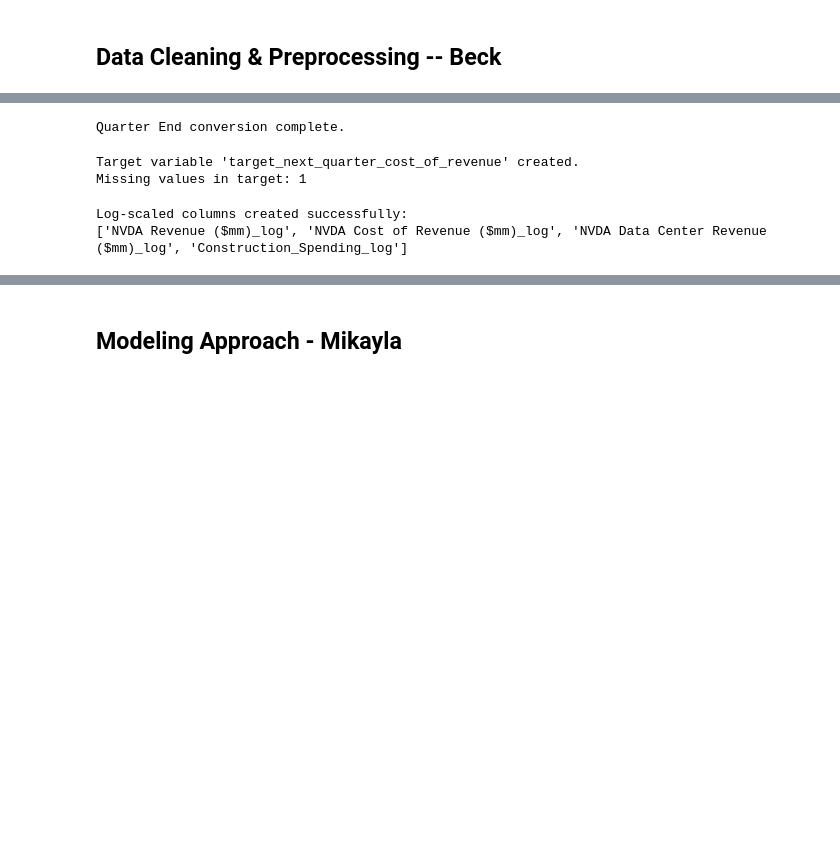
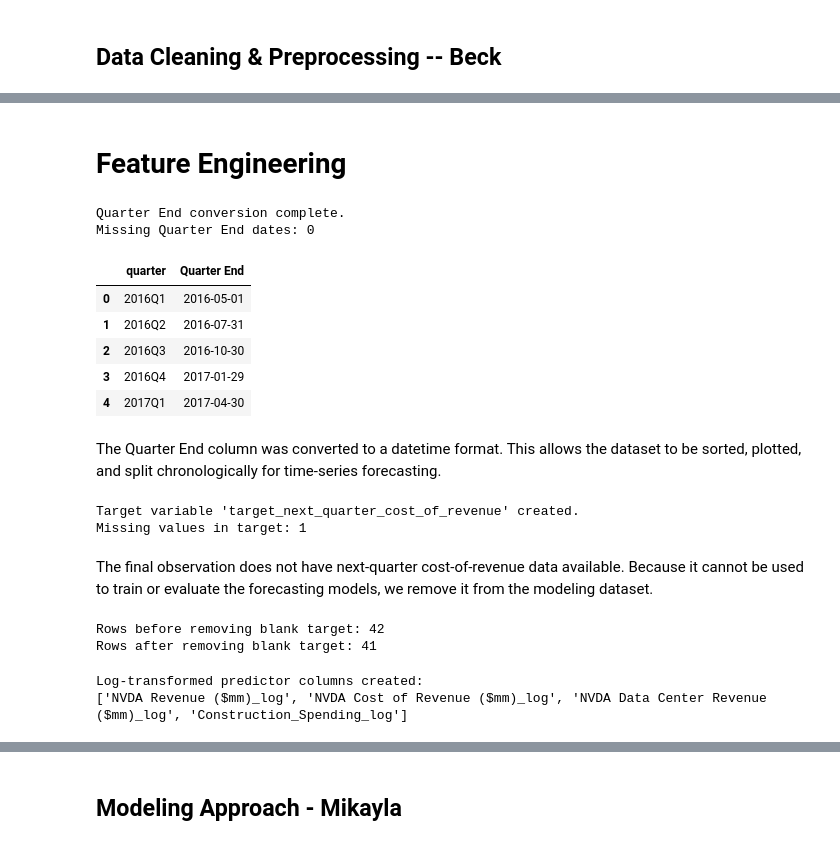
Before and after one commit to mikahamelin-gif/IS-4487-final-project-nvidia, a Jupyter notebook: IS_4487_Final_Project_Notebook.ipynb, the cells around one changed output, grey strips where cells are left out. Cells and saved outputs as stored; diff of their text form; code cells hidden in the pictures; blank space fills up the shorter version.

```diff
--- a/IS_4487_Final_Project_Notebook.ipynb
+++ b/IS_4487_Final_Project_Notebook.ipynb
@@ -435,12 +457,27 @@ The 2022 and 2025 write-downs are real examples of Nvidia overestimating demand
+# %% [markdown]
+# Feature Engineering
 # %%
 # 1. Convert Quarter End into a Date format
-import pandas as pd
-import numpy as np
+combined['Quarter End'] = pd.to_datetime(
+    combined['Quarter End'],
+    errors='coerce'
+)
 
-combined['Quarter End'] = pd.to_datetime(combined['Quarter End'], errors='coerce')
 print("Quarter End conversion complete.")
+print("Missing Quarter End dates:", combined["Quarter End"].isna().sum())
+
+display(combined[["quarter", "Quarter End"]].head())
 # %% [output]
 Quarter End conversion complete.
+Missing Quarter End dates: 0
+|  | quarter | Quarter End |
+| 0 | 2016Q1 | 2016-05-01 |
+| 1 | 2016Q2 | 2016-07-31 |
+| 2 | 2016Q3 | 2016-10-30 |
+| 3 | 2016Q4 | 2017-01-29 |
+| 4 | 2017Q1 | 2017-04-30 |
+# %% [markdown]
+The Quarter End column was converted to a datetime format. This allows the dataset to be sorted, plotted, and split chronologically for time-series forecasting.
 # %%
 # 2. Set NVIDIA next quarter cost of revenue as the target variable
 # Shifting the Cost of Revenue column up by 1 to align next quarter's target with current quarter's features
@@ -450,20 +491,34 @@ print("Missing values in target:", combined['target_next_quarter_cost_of_revenue
 # %% [output]
 Target variable 'target_next_quarter_cost_of_revenue' created.
 Missing values in target: 1
+# %% [markdown]
+The final observation does not have next-quarter cost-of-revenue data available. Because it cannot be used to train or evaluate the forecasting models, we remove it from the modeling dataset.
+# %%
+# Remove the final row because next-quarter target data is unavailable
+combined_cleaned = combined.dropna(
+    subset=["target_next_quarter_cost_of_revenue"]
+).copy()
+
+print("Rows before removing blank target:", len(combined))
+print("Rows after removing blank target:", len(combined_cleaned))
+# %% [output]
+Rows before removing blank target: 42
+Rows after removing blank target: 41
 # %%
-# 4. Use a log scaler (log1p) for columns with exponential shapes
+# 3. Use a log transformation (log1p) for columns with exponential shapes
+# Log-transform predictor columns with exponential growth
 exponential_cols = [
-    'NVDA Revenue ($mm)',
-    'NVDA Cost of Revenue ($mm)',
-    'NVDA Data Center Revenue ($mm)',
-    'Construction_Spending'
+    "NVDA Revenue ($mm)",
+    "NVDA Cost of Revenue ($mm)",
+    "NVDA Data Center Revenue ($mm)",
+    "Construction_Spending"
 ]
 
 for col in exponential_cols:
-    combined[f'{col}_log'] = np.log1p(combined[col])
+    combined_cleaned[f"{col}_log"] = np.log1p(combined_cleaned[col])
 
-print("Log-scaled columns created successfully:")
-print([c for c in combined.columns if '_log' in c])
+print("Log-transformed predictor columns created:")
+print([col for col in combined_cleaned.columns if "_log" in col])
 # %% [output]
-Log-scaled columns created successfully:
+Log-transformed predictor columns created:
 ['NVDA Revenue ($mm)_log', 'NVDA Cost of Revenue ($mm)_log', 'NVDA Data Center Revenue ($mm)_log', 'Construction_Spending_log']
```
Also changed, not shown: parts of 26 cells of this notebook.
